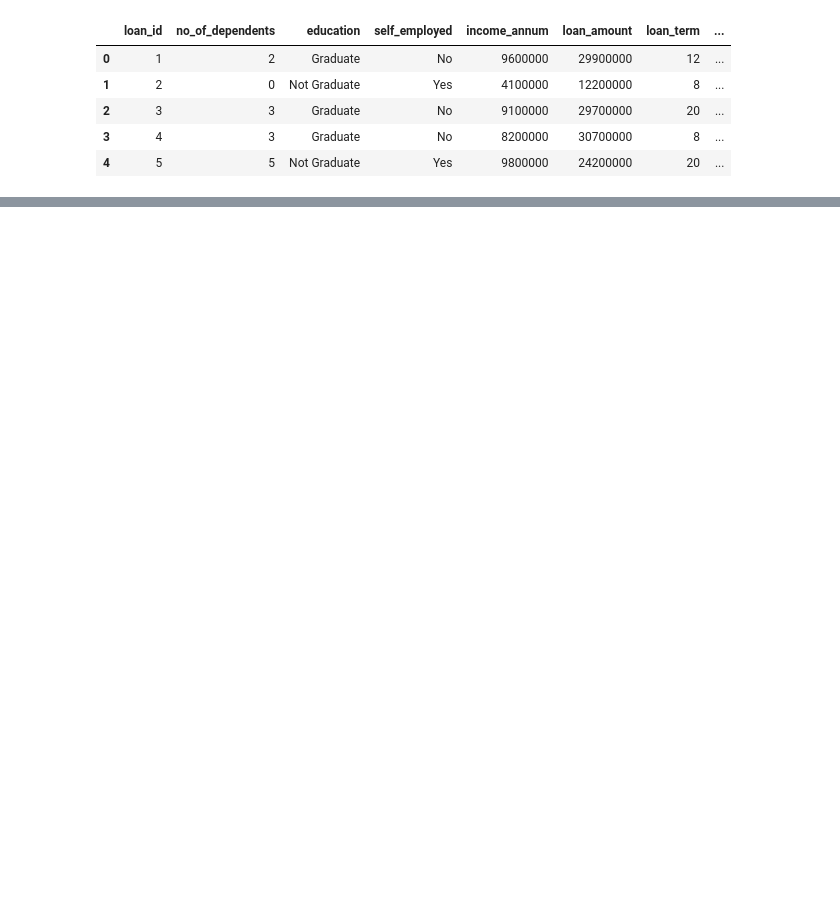
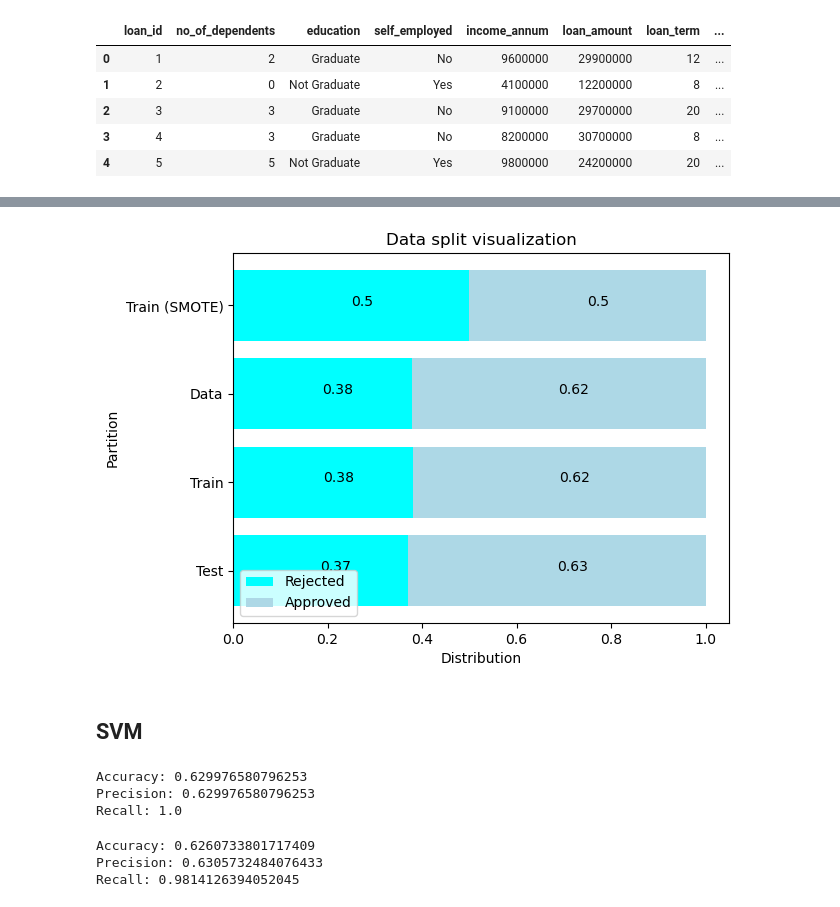
Before and after one commit to Rampenator/dsb, a Jupyter notebook: Ville.ipynb, the cells around one changed output, grey strips where cells are left out. Saved outputs shown, nothing was run; the diff lists cells and outputs as text; code cells hidden in the pictures; blank space fills up the shorter version.

```diff
--- a/Ville.ipynb
+++ b/Ville.ipynb
@@ -22,0 +171,78 @@ loans.head()
+# %%
+X = loans.drop(["loan_status"], axis=1)
+y = loans["loan_status"]
+# %%
+# One-hot encode no_of_dependents
+X_onehot = pd.get_dummies(X, columns=["no_of_dependents"])
+
+# Scale features
+scaler = StandardScaler()
+X_scaled = scaler.fit_transform(X_onehot)
+
+# Split training and testing
+X_train, X_test, y_train, y_test = train_test_split(X_scaled, y, random_state=1234, test_size=0.3)
+# %%
+smote = SMOTE(sampling_strategy='minority', random_state=1234)
+X_train_balanced, y_train_balanced = smote.fit_resample(X_train, y_train) #applied only to training
+# %%
+train_dist = y_train.value_counts() / len(y_train) #normalize absolute count values for plotting
+test_dist = y_test.value_counts() / len(y_test)
+loans_dist = loans["loan_status"].value_counts() / len(loans)
+smote_dist = pd.Series(y_train_balanced).value_counts() / len(pd.Series(y_train_balanced))
+
+fig, ax = plt.subplots()
+
+ax.barh(['Test','Train','Data', 'Train (SMOTE)'], [ test_dist[0], train_dist[0], loans_dist[0], smote_dist[0]], color='cyan', label='Rejected')
+ax.barh(['Test','Train','Data', 'Train (SMOTE)'], [ test_dist[1], train_dist[1], loans_dist[1], smote_dist[1]], left=[ test_dist[0], train_dist[0], loans_dist[0], smote_dist[0]], color='lightblue', label='Approved')
+ax.set_title('Data split visualization')
+ax.legend(loc='lower left')
+plt.xlabel('Distribution')
+plt.ylabel('Partition')
+
+#plot bar values
+for part, a, b in zip([ 'Test', 'Train','Data', 'Train (SMOTE)'], [ test_dist[0], train_dist[0], loans_dist[0], smote_dist[0]], [test_dist[1], train_dist[1], loans_dist[1], smote_dist[1]]):
+    plt.text(a/2, part, str(np.round(a, 2)))
+    plt.text(b/2+a, part, str(np.round(b, 2)));
+# %% [output]
+[figure, added]
+# %% [markdown]
+## SVM
+# %%
+#Create a svm Classifier
+clf = svm.SVC(kernel='linear') # Linear Kernel
+
+#Train the model using the training sets
+clf.fit(X_train, y_train)
+
+#Predict the response for test dataset
+y_pred = clf.predict(X_test)
+
+# Model Accuracy: how often is the classifier correct?
+print("Accuracy:",metrics.accuracy_score(y_test, y_pred))
+# Model Precision: what percentage of positive tuples are labeled as such?
+print("Precision:",metrics.precision_score(y_test, y_pred))
+# Model Recall: what percentage of positive tuples are labelled as such?
+print("Recall:",metrics.recall_score(y_test, y_pred))
+# %% [output]
+Accuracy: 0.629976580796253
+Precision: 0.629976580796253
+Recall: 1.0
+# %%
+#Create a svm Classifier with Polynomial kernel.
+clf_poly = svm.SVC(kernel='poly') #  Kernel polynomial
+#Train the model using the training sets
+clf_poly.fit(X_train, y_train)
+
+#Predict the response for test dataset
+y_pred = clf_poly.predict(X_test)
+
+# Model Accuracy: how often is the classifier correct?
+print("Accuracy:",metrics.accuracy_score(y_test, y_pred))
+# Model Precision: what percentage of positive tuples are labeled as such?
+print("Precision:",metrics.precision_score(y_test, y_pred))
+# Model Recall: what percentage of positive tuples are labelled as such?
+print("Recall:",metrics.recall_score(y_test, y_pred))
+# %% [output]
+Accuracy: 0.6260733801717409
+Precision: 0.6305732484076433
+Recall: 0.9814126394052045
```
Also changed, not shown: parts of 11 cells of this notebook.
